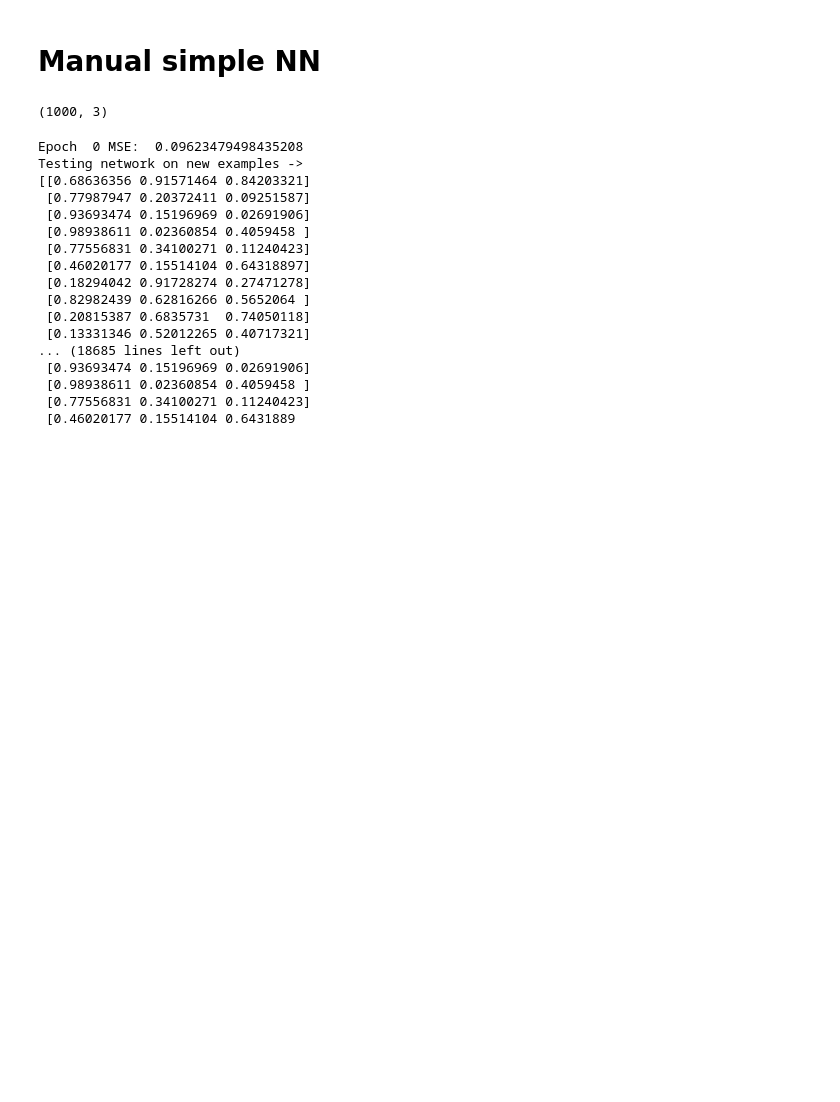
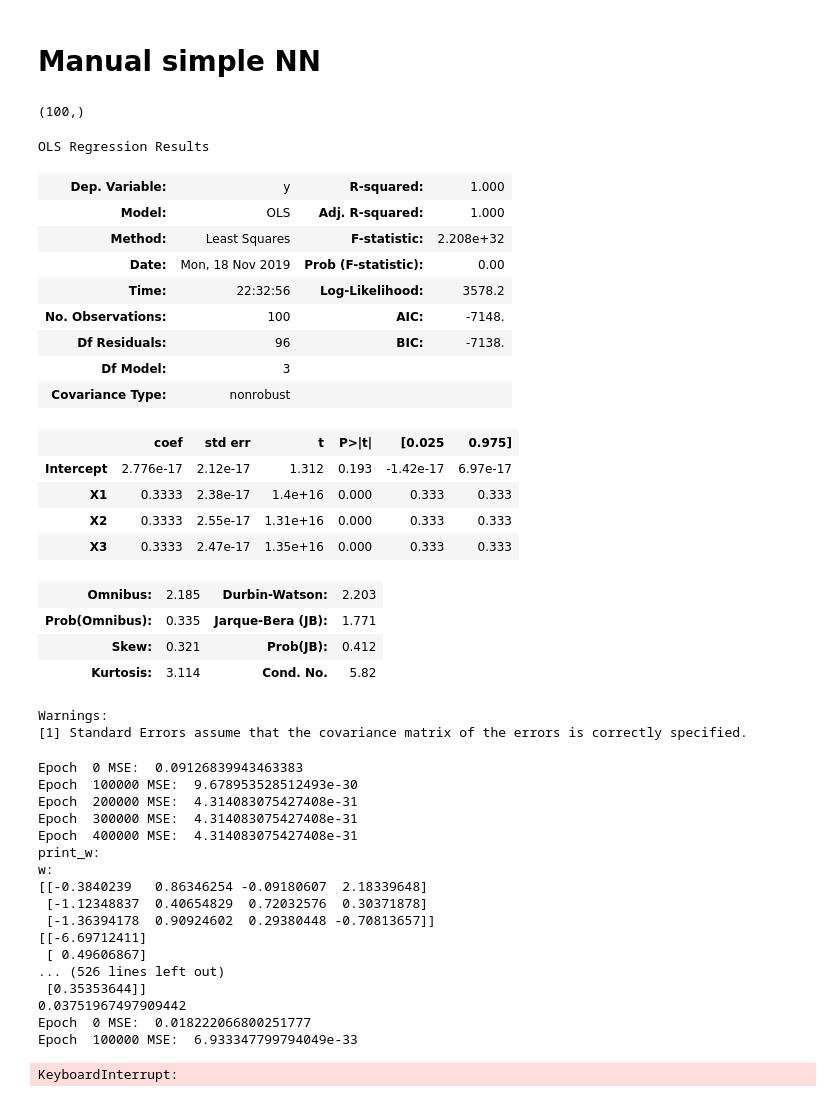
Before and after one commit to leonardzh/zheng_MnM4SDS_project, a Jupyter notebook: Taxi_nn.ipynb, the cells around one changed output. Cells and saved outputs as stored; diff of their text form; code cells hidden in the pictures; blank space fills up the shorter version.

```diff
--- a/Taxi_nn.ipynb
+++ b/Taxi_nn.ipynb
@@ -504,5 +504,32 @@ y_test  = np.load('trivial_add_tout.npy')
-# %%
-X_train.shape
-# %% [output]
-(1000, 3)
+# %%
+y_train.reshape(-1).shape
+# %% [output]
+(100,)
+# %%
+dataset = pd.DataFrame({'X1': X_train[:, 0], 'X2': X_train[:, 1],'X3': X_train[:,2], 'y':y_train.reshape(-1)})
+model = smf.ols('y~X1+X2+X3', data=dataset).fit()
+# %%
+model.summary()
+# %% [output]
+OLS Regression Results
+| Dep. Variable: | y | R-squared: | 1.000 |
+| Model: | OLS | Adj. R-squared: | 1.000 |
+| Method: | Least Squares | F-statistic: | 2.208e+32 |
+| Date: | Mon, 18 Nov 2019 | Prob (F-statistic): | 0.00 |
+| Time: | 22:32:56 | Log-Likelihood: | 3578.2 |
+| No. Observations: | 100 | AIC: | -7148. |
+| Df Residuals: | 96 | BIC: | -7138. |
+| Df Model: | 3 |  |  |
+| Covariance Type: | nonrobust |  |  |
+|  | coef | std err | t | P>|t| | [0.025 | 0.975] |
+| Intercept | 2.776e-17 | 2.12e-17 | 1.312 | 0.193 | -1.42e-17 | 6.97e-17 |
+| X1 | 0.3333 | 2.38e-17 | 1.4e+16 | 0.000 | 0.333 | 0.333 |
+| X2 | 0.3333 | 2.55e-17 | 1.31e+16 | 0.000 | 0.333 | 0.333 |
+| X3 | 0.3333 | 2.47e-17 | 1.35e+16 | 0.000 | 0.333 | 0.333 |
+| Omnibus: | 2.185 | Durbin-Watson: | 2.203 |
+| Prob(Omnibus): | 0.335 | Jarque-Bera (JB): | 1.771 |
+| Skew: | 0.321 | Prob(JB): | 0.412 |
+| Kurtosis: | 3.114 | Cond. No. | 5.82 |
+Warnings:
+[1] Standard Errors assume that the covariance matrix of the errors is correctly specified.
 # %%
@@ -513,18 +542,18 @@ X_train.shape
 batch_size = 4
 # X_test_slice = X_test[:10,]
 # y_test_slice = y_test[:10,]
-neural_network = NeuralNetwork(3,1,lr=1e-1)
+neural_network = NeuralNetwork(3,1,lr=1)
 
 for index in range(0,X_train.shape[0],batch_size):
     batch_X=X_train[index:min(index+batch_size,X_train.shape[0]),:]
     batch_Y=y_train[index:min(index+batch_size,y_train.shape[0])]
 
 
-    neural_network.train(batch_X,batch_Y,100)
-
+    neural_network.train(batch_X,batch_Y,500000)
+    neural_network.print_w()
 
     # Test the neural network with a new situation.
-    print ("Testing network on new examples ->")
+    print ("Testing MSE on new examples ->")
 
     y_pred = neural_network.test(X_test)
     print(y_pred)
@@ -532,20 +561,21 @@ for index in range(0,X_train.shape[0],batch_size):
     mse = np.mean((y_test - y_pred)**2)
     print(mse)
 # %% [output]
-Epoch  0 MSE:  0.09623479498435208
-Testing network on new examples ->
-[[0.68636356 0.91571464 0.84203321]
- [0.77987947 0.20372411 0.09251587]
- [0.93693474 0.15196969 0.02691906]
- [0.98938611 0.02360854 0.4059458 ]
- [0.77556831 0.34100271 0.11240423]
- [0.46020177 0.15514104 0.64318897]
- [0.18294042 0.91728274 0.27471278]
- [0.82982439 0.62816266 0.5652064 ]
- [0.20815387 0.6835731  0.74050118]
- [0.13331346 0.52012265 0.40717321]
-... (18685 lines left out)
- [0.93693474 0.15196969 0.02691906]
- [0.98938611 0.02360854 0.4059458 ]
- [0.77556831 0.34100271 0.11240423]
- [0.46020177 0.15514104 0.6431889
+Epoch  0 MSE:  0.09126839943463383
+Epoch  100000 MSE:  9.678953528512493e-30
+Epoch  200000 MSE:  4.314083075427408e-31
+Epoch  300000 MSE:  4.314083075427408e-31
+Epoch  400000 MSE:  4.314083075427408e-31
+print_w:
+w:
+[[-0.3840239   0.86346254 -0.09180607  2.18339648]
+ [-1.12348837  0.40654829  0.72032576  0.30371878]
+ [-1.36394178  0.90924602  0.29380448 -0.70813657]]
+[[-6.69712411]
+ [ 0.49606867]
+... (526 lines left out)
+ [0.35353644]]
+0.03751967497909442
+Epoch  0 MSE:  0.018222066800251777
+Epoch  100000 MSE:  6.933347799794049e-33
+KeyboardInterrupt:
```
Also changed, not shown: parts of 15 cells of this notebook, 10 other files.
